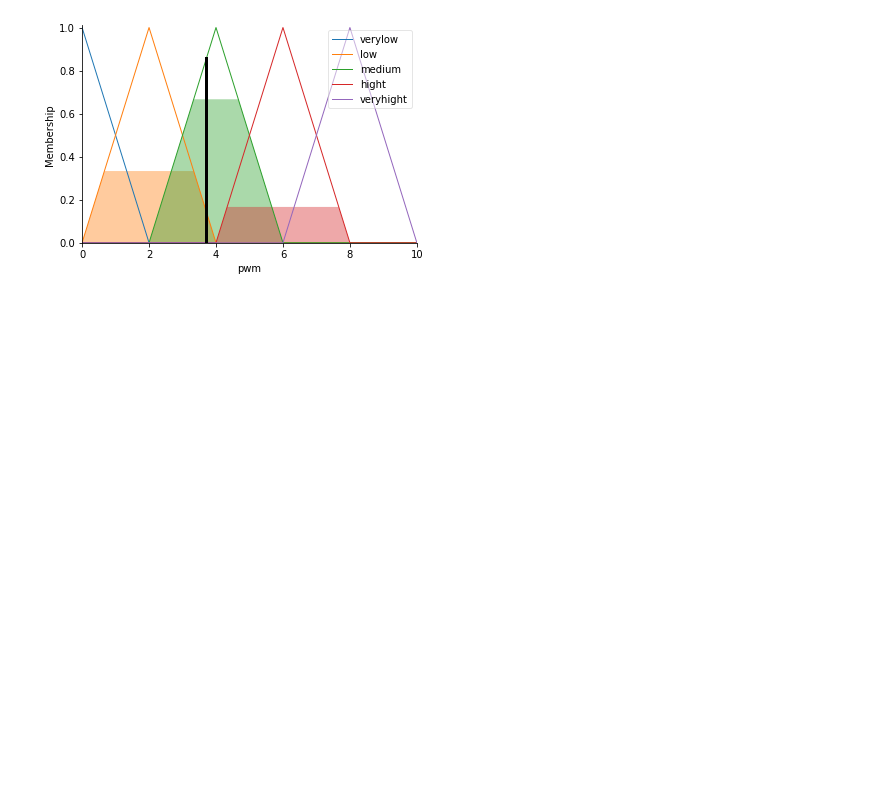
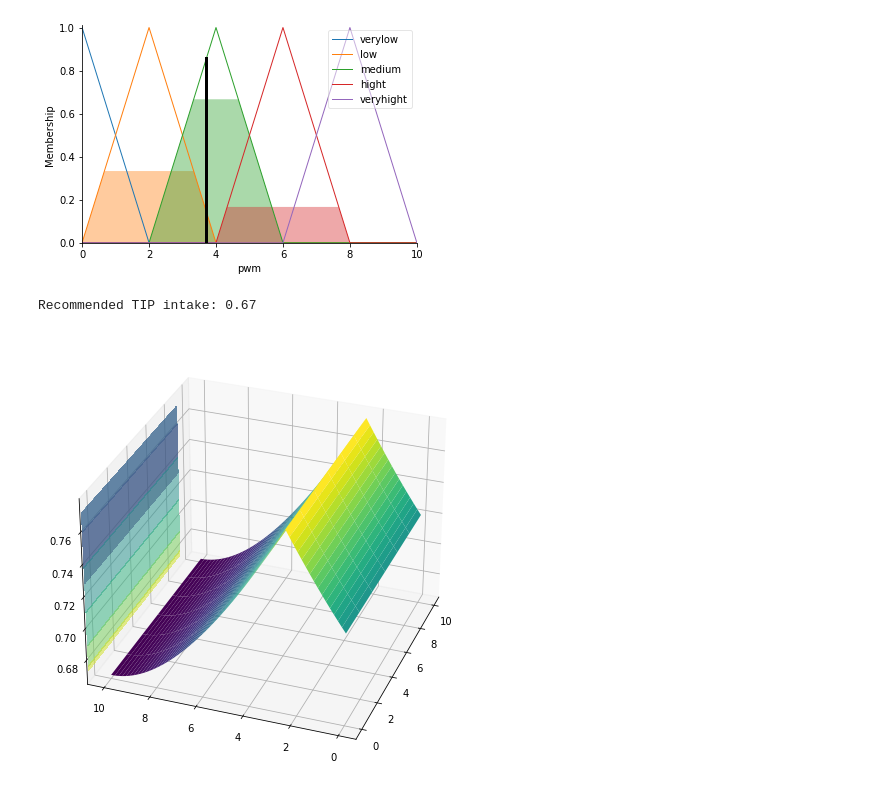
Before and after one commit to ThoaaPhann/AI_10_3_2023, a Jupyter notebook: Dieu_khien_Mobile_Robot.ipynb, the cells around one changed output. Drawn from its saved outputs; the diff is of its cells as text; code cells hidden in the pictures; blank space fills up the shorter version.

```diff
--- a/Dieu_khien_Mobile_Robot.ipynb
+++ b/Dieu_khien_Mobile_Robot.ipynb
@@ -82,3 +73,64 @@ pwm.view(sim=pwming)
 [figure]
 [figure]
 [figure]
+# %%
+#Rules
+rules = [
+        ctrl.Rule(antecedent = ((setpoint['low']&val['verylow'])|
+                                (setpoint['low']&val['low'])    |
+                                (setpoint['low']&val['medium'])),
+                                consequent = pwm['verylow']),
+
+        ctrl.Rule(antecedent = ((setpoint['low']&val['hight'])      |
+                               (setpoint['medium']&val['verylow'])  |
+                               (setpoint['medium']&val['low'])      |
+                               (setpoint['hight']&val['verylow'])   |
+                                setpoint['hight']&val['verylow']),
+                               consequent = pwm['low']),
+
+        ctrl.Rule(antecedent = ((setpoint['medium']&val['medium'])   |
+                                (setpoint['medium']&val['hight'])    |
+                                (setpoint['hight']&val['low'])),
+                                consequent = pwm['medium']),
+
+        ctrl.Rule(antecedent = ((setpoint['low']&val['veryhight'])   |
+                                (setpoint['hight']&val['medium'])    |
+                                (setpoint['hight']&val['hight'])),
+                                consequent = pwm['hight']),
+
+        ctrl.Rule(antecedent = ((setpoint['medium']&val['veryhight'])   |
+                                (setpoint['hight']&val['veryhight'])),
+                                consequent = pwm['veryhight'])]
+
+system = ctrl.ControlSystem(rules)
+sim = ctrl.ControlSystemSimulation(system, flush_after_run=61 * 61 + 1)
+
+upsampled = np.linspace(0, 10, 61)
+x, y = np.meshgrid(upsampled, upsampled)
+z = np.zeros_like(x)
+
+for i in range(61):
+    for j in range(61):
+        # Assign input values to antecedents
+        sim.input['setpoint'] = x[i, j]
+        sim.input['val'] = y[i, j]
+        # Make sure all antecedents have input values before computing
+        sim.compute()
+        z[i, j] = sim.output['pwm']
+
+print("Recommended TIP intake:", round(sim.output['pwm'], 2))
+
+fig = plt.figure(figsize=(8, 8))
+ax = fig.add_subplot(111, projection='3d')
+
+sutf = ax.plot_surface(x, y, z, rstride=1, cmap='viridis',
+                       linewidth=0.4, antialiased=True)
+
+cset = ax.contourf(x, y, z, zdir='z', offset=9, cmap='viridis', alpha=0.5)
+cset = ax.contourf(x, y, z, zdir='x', offset=11, cmap='viridis', alpha=0.5)
+cset = ax.contourf(x, y, z, zdir='y', offset=11, cmap='viridis', alpha=0.5)
+
+ax.view_init(30, 200)
+# %% [output]
+Recommended TIP intake: 0.67
+[figure, added]
```
Also changed, not shown: parts of 1 cell of this notebook.
